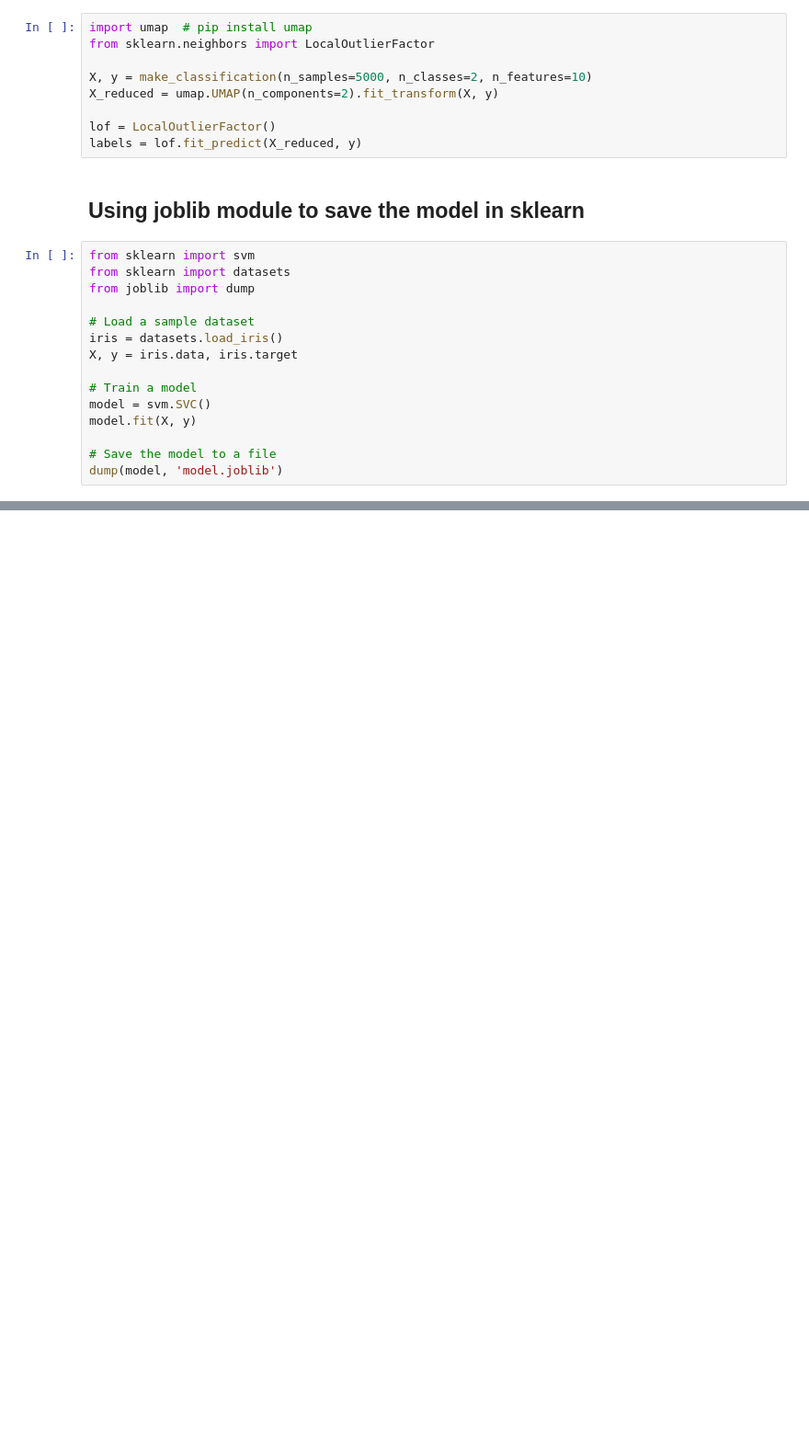
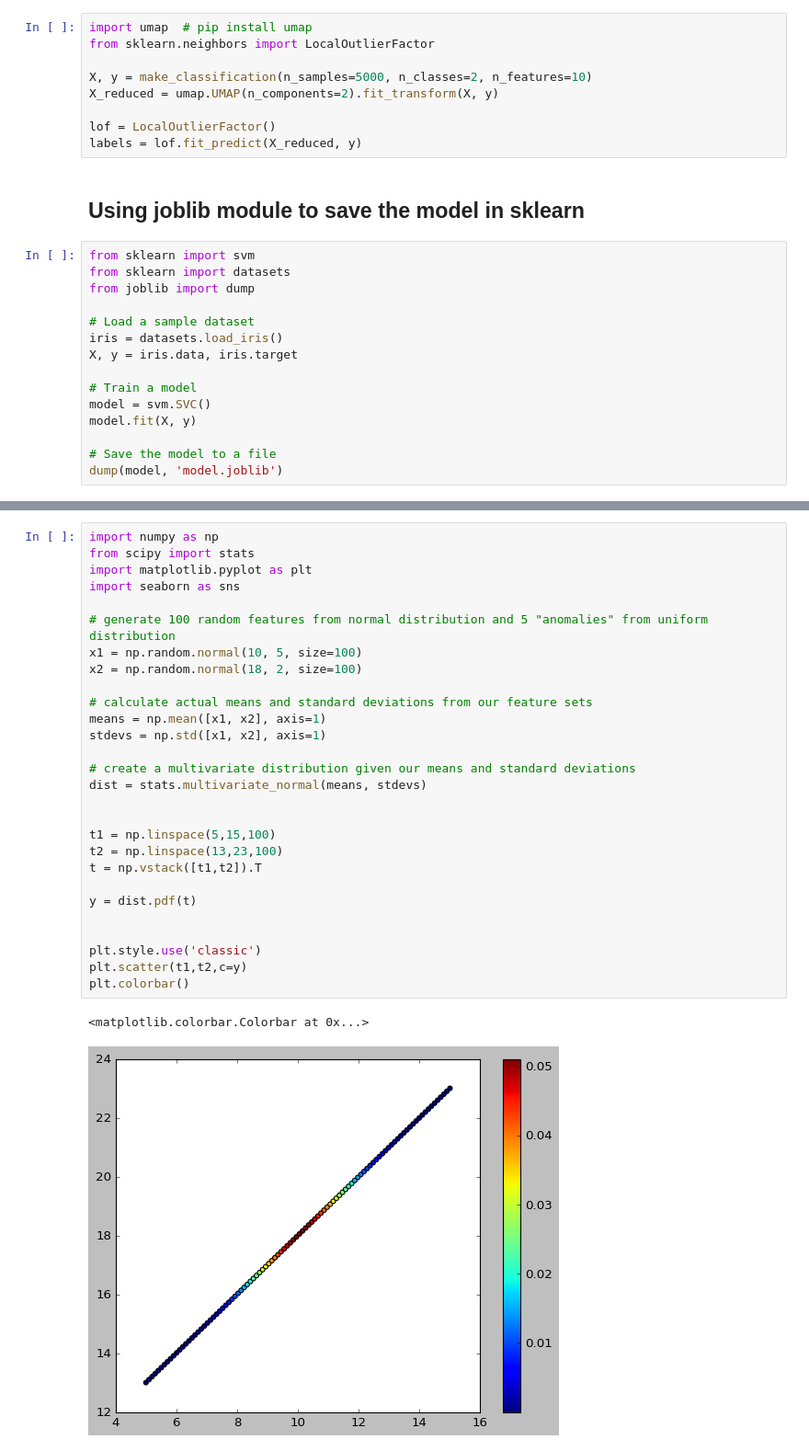
Before and after one commit to M-Amrollahi/Personal-Notes, a Jupyter notebook: ML-notes/sklearn_techniques.ipynb, the cells around one changed output, grey strips where cells are left out. Shown at 92% size. Saved outputs shown, nothing was run; the diff lists cells and outputs as text; blank space fills up the shorter version.

```diff
--- a/ML-notes/sklearn_techniques.ipynb
+++ b/ML-notes/sklearn_techniques.ipynb
@@ -140,0 +180,31 @@ dump(model, 'model.joblib')
+# %%
+import numpy as np
+from scipy import stats
+import matplotlib.pyplot as plt
+import seaborn as sns
+
+# generate 100 random features from normal distribution and 5 "anomalies" from uniform distribution
+x1 = np.random.normal(10, 5, size=100)
+x2 = np.random.normal(18, 2, size=100)
+
+# calculate actual means and standard deviations from our feature sets
+means = np.mean([x1, x2], axis=1)
+stdevs = np.std([x1, x2], axis=1)
+
+# create a multivariate distribution given our means and standard deviations
+dist = stats.multivariate_normal(means, stdevs)
+
+
+t1 = np.linspace(5,15,100)
+t2 = np.linspace(13,23,100)
+t = np.vstack([t1,t2]).T
+
+y = dist.pdf(t)
+
+
+plt.style.use('classic')
+plt.scatter(t1,t2,c=y)
+plt.colorbar()
+# %% [output]
+<matplotlib.colorbar.Colorbar at 0x...>
+[figure, added]
```
Also changed, not shown: parts of 5 cells of this notebook.
